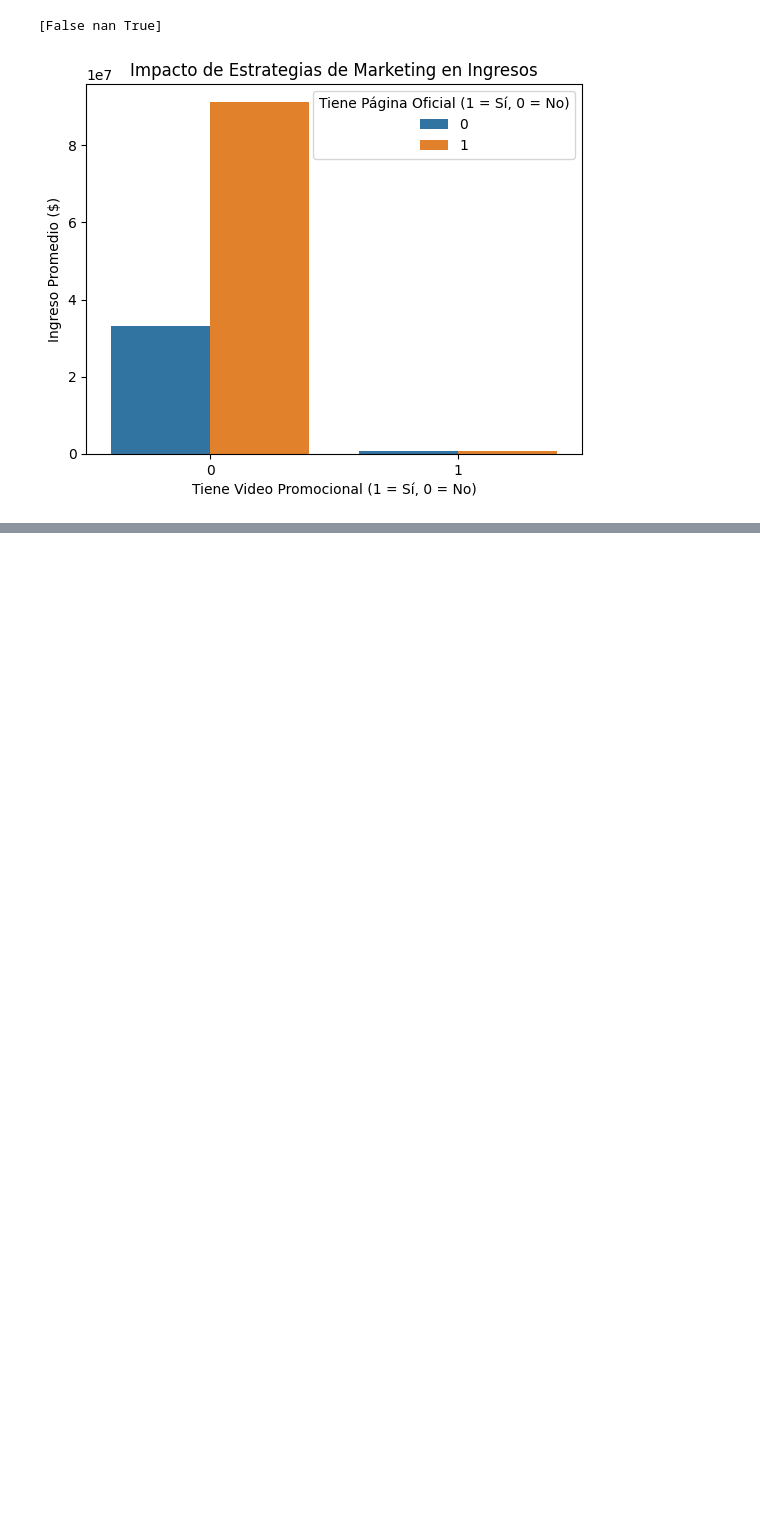
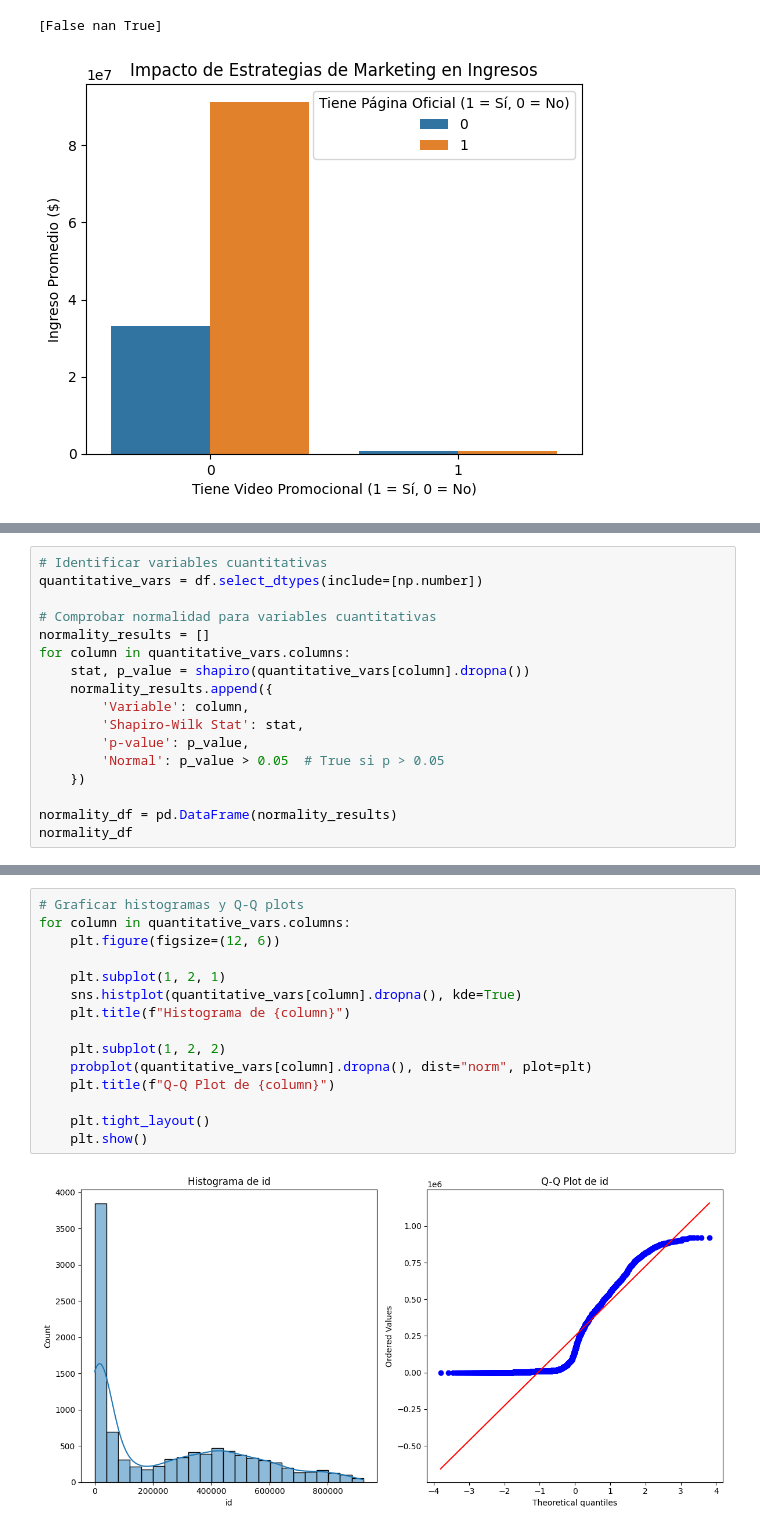
Before and after one commit to DiegoGarV/Proyecto1-mineria, a Jupyter notebook: HDT1-2.ipynb, the cells around one changed output, grey strips where cells are left out. Cells and saved outputs as stored; diff of their text form; blank space fills up the shorter version.

```diff
--- a/HDT1-2.ipynb
+++ b/HDT1-2.ipynb
@@ -212,0 +218,17 @@ plt.show()
+# %%
+# Identificar variables cuantitativas
+quantitative_vars = df.select_dtypes(include=[np.number])
+
+# Comprobar normalidad para variables cuantitativas
+normality_results = []
+for column in quantitative_vars.columns:
+    stat, p_value = shapiro(quantitative_vars[column].dropna())
+    normality_results.append({
+        'Variable': column,
+        'Shapiro-Wilk Stat': stat,
+        'p-value': p_value,
+        'Normal': p_value > 0.05  # True si p > 0.05
+    })
+
+normality_df = pd.DataFrame(normality_results)
+normality_df
@@ -212,0 +248,17 @@ plt.show()
+# %%
+# Graficar histogramas y Q-Q plots
+for column in quantitative_vars.columns:
+    plt.figure(figsize=(12, 6))
+
+    plt.subplot(1, 2, 1)
+    sns.histplot(quantitative_vars[column].dropna(), kde=True)
+    plt.title(f"Histograma de {column}")
+
+    plt.subplot(1, 2, 2)
+    probplot(quantitative_vars[column].dropna(), dist="norm", plot=plt)
+    plt.title(f"Q-Q Plot de {column}")
+
+    plt.tight_layout()
+    plt.show()
+# %% [output]
+[figure, added]
```
Also changed, not shown: parts of 8 cells of this notebook.
